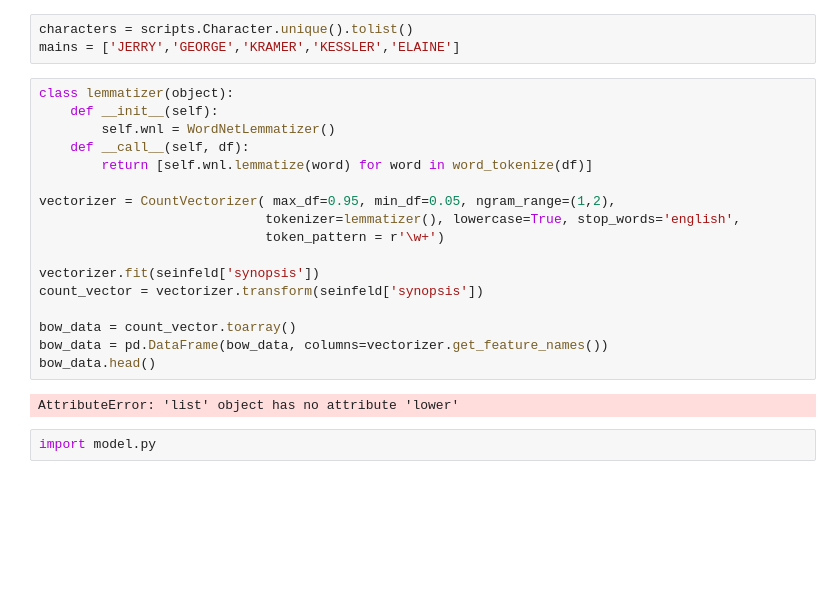
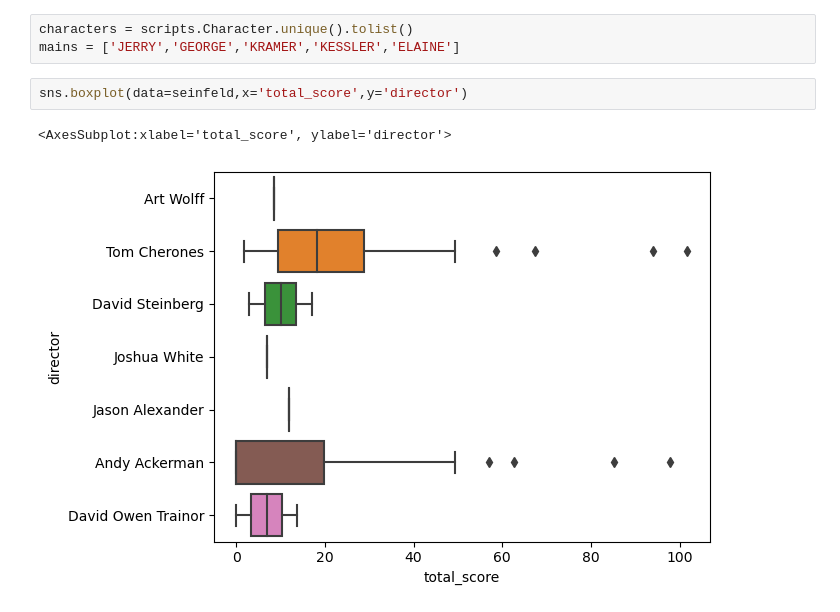
Before and after one commit to kevin-mal-smith/seinfeld, a Jupyter notebook: seinfeld_acquire.ipynb, the cells around one changed output. Drawn from its saved outputs; the diff is of its cells as text; blank space fills up the shorter version.

```diff
--- a/seinfeld_acquire.ipynb
+++ b/seinfeld_acquire.ipynb
@@ -596,24 +596,8 @@ seinfeld
 # %%
 characters = scripts.Character.unique().tolist()
 mains = ['JERRY','GEORGE','KRAMER','KESSLER','ELAINE']
-# %%
-class lemmatizer(object):
-    def __init__(self):
-        self.wnl = WordNetLemmatizer()
-    def __call__(self, df):
-        return [self.wnl.lemmatize(word) for word in word_tokenize(df)]
-
-vectorizer = CountVectorizer( max_df=0.95, min_df=0.05, ngram_range=(1,2),
-                             tokenizer=lemmatizer(), lowercase=True, stop_words='english',
-                             token_pattern = r'\w+')
-
-vectorizer.fit(seinfeld['synopsis'])
-count_vector = vectorizer.transform(seinfeld['synopsis'])
-
-bow_data = count_vector.toarray()
-bow_data = pd.DataFrame(bow_data, columns=vectorizer.get_feature_names())
-bow_data.head()
-# %% [output]
-AttributeError: 'list' object has no attribute 'lower'
 # %%
-import model.py
+sns.boxplot(data=seinfeld,x='total_score',y='director')
+# %% [output]
+<AxesSubplot:xlabel='total_score', ylabel='director'>
+[figure, added]
```
Also changed, not shown: parts of 11 cells of this notebook.
